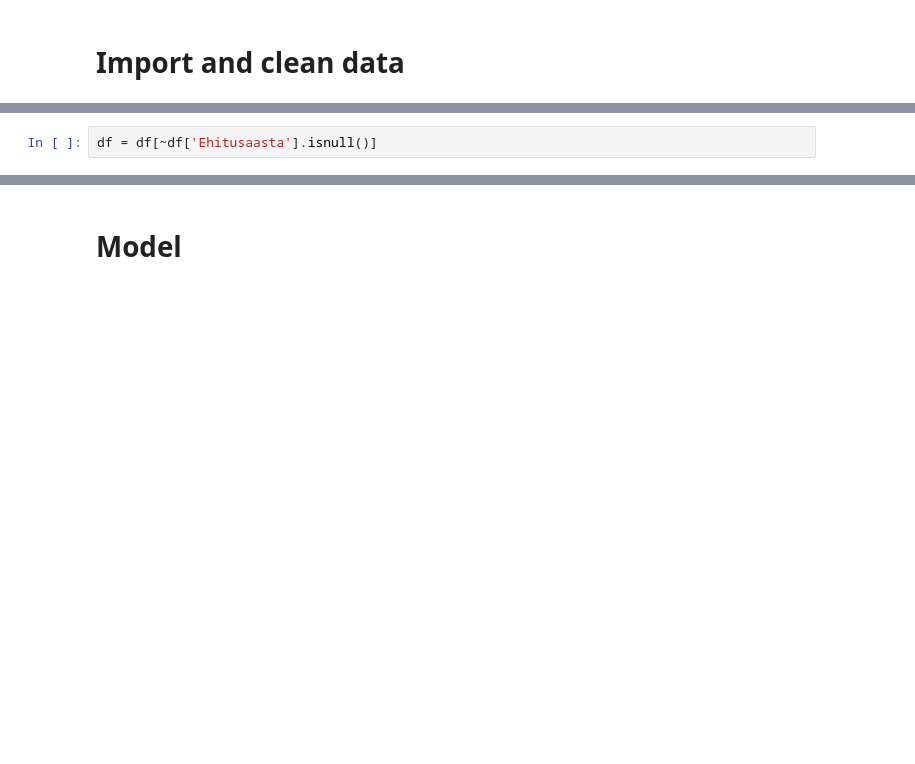
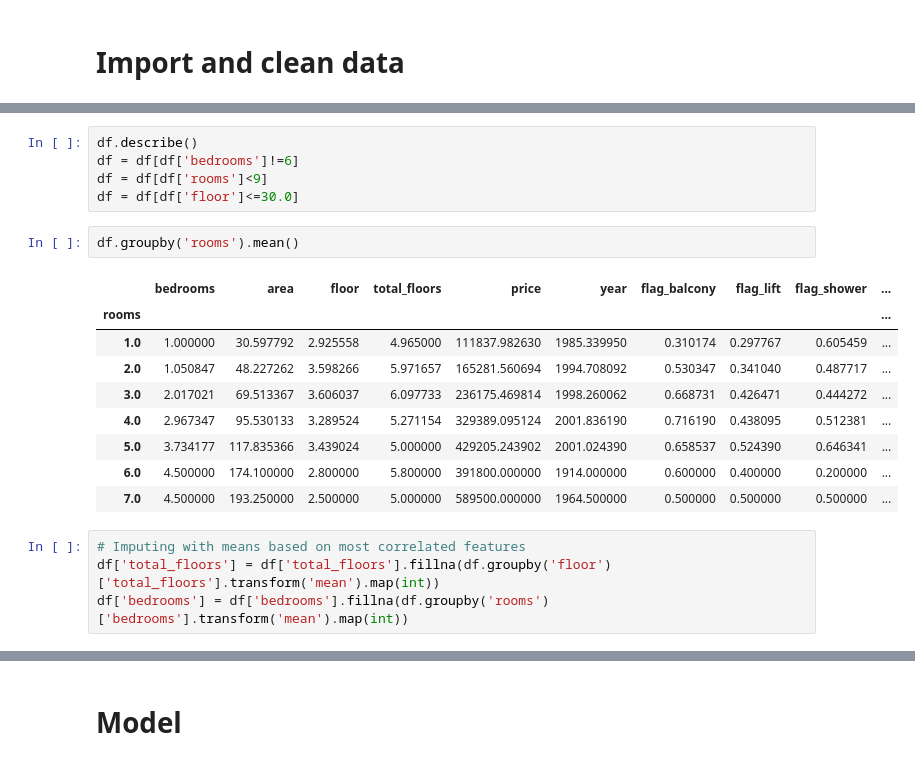
Before and after one commit to karelrappo/realestate, a Jupyter notebook: analysismodel.ipynb, the cells around one changed output, grey strips where cells are left out. Cells and saved outputs as stored; diff of their text form; blank space fills up the shorter version.

```diff
--- a/analysismodel.ipynb
+++ b/analysismodel.ipynb
@@ -123,2 +141,0 @@ df[df.Korrus.isnull()].head()
-# %%
-df = df[~df['Ehitusaasta'].isnull()]
@@ -129,0 +147,21 @@ df.drop('Korruseid kokku', axis=1, inplace=True)
+# %%
+df.describe()
+df = df[df['bedrooms']!=6]
+df = df[df['rooms']<9]
+df = df[df['floor']<=30.0]
+# %%
+df.groupby('rooms').mean()
+# %% [output]
+|  | bedrooms | area | floor | total_floors | price | year | flag_balcony | flag_lift | flag_shower | ... |
+| rooms |  |  |  |  |  |  |  |  |  | ... |
+| 1.0 | 1.000000 | 30.597792 | 2.925558 | 4.965000 | 111837.982630 | 1985.339950 | 0.310174 | 0.297767 | 0.605459 | ... |
+| 2.0 | 1.050847 | 48.227262 | 3.598266 | 5.971657 | 165281.560694 | 1994.708092 | 0.530347 | 0.341040 | 0.487717 | ... |
+| 3.0 | 2.017021 | 69.513367 | 3.606037 | 6.097733 | 236175.469814 | 1998.260062 | 0.668731 | 0.426471 | 0.444272 | ... |
+| 4.0 | 2.967347 | 95.530133 | 3.289524 | 5.271154 | 329389.095124 | 2001.836190 | 0.716190 | 0.438095 | 0.512381 | ... |
+| 5.0 | 3.734177 | 117.835366 | 3.439024 | 5.000000 | 429205.243902 | 2001.024390 | 0.658537 | 0.524390 | 0.646341 | ... |
+| 6.0 | 4.500000 | 174.100000 | 2.800000 | 5.800000 | 391800.000000 | 1914.000000 | 0.600000 | 0.400000 | 0.200000 | ... |
+| 7.0 | 4.500000 | 193.250000 | 2.500000 | 5.000000 | 589500.000000 | 1964.500000 | 0.500000 | 0.500000 | 0.500000 | ... |
+# %%
+# Imputing with means based on most correlated features
+df['total_floors'] = df['total_floors'].fillna(df.groupby('floor')['total_floors'].transform('mean').map(int))
+df['bedrooms'] = df['bedrooms'].fillna(df.groupby('rooms')['bedrooms'].transform('mean').map(int))
```
Also changed, not shown: parts of 43 cells of this notebook.
